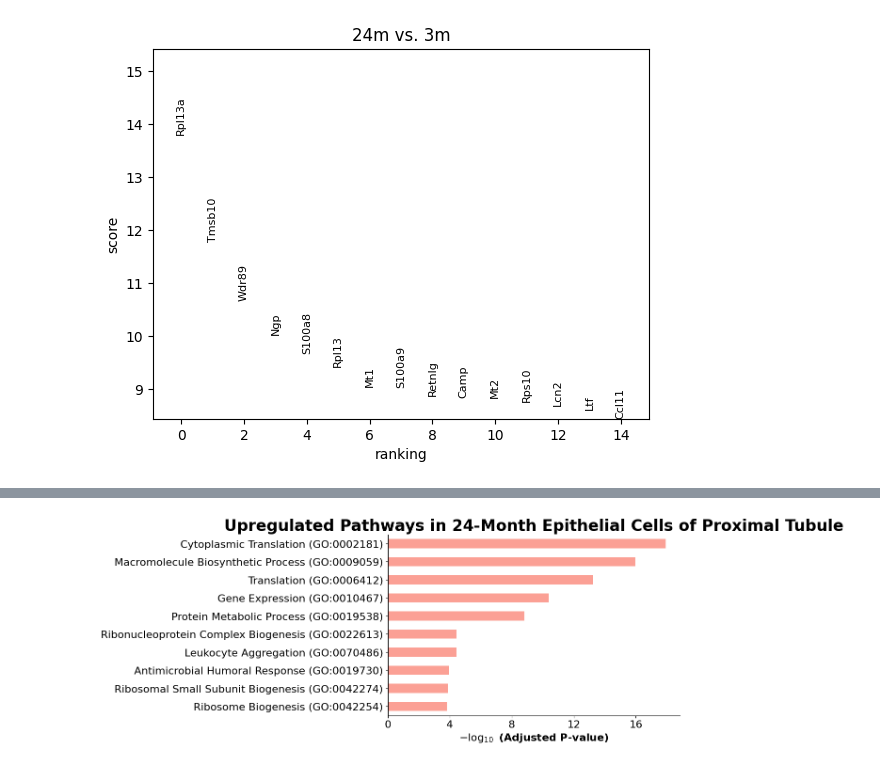
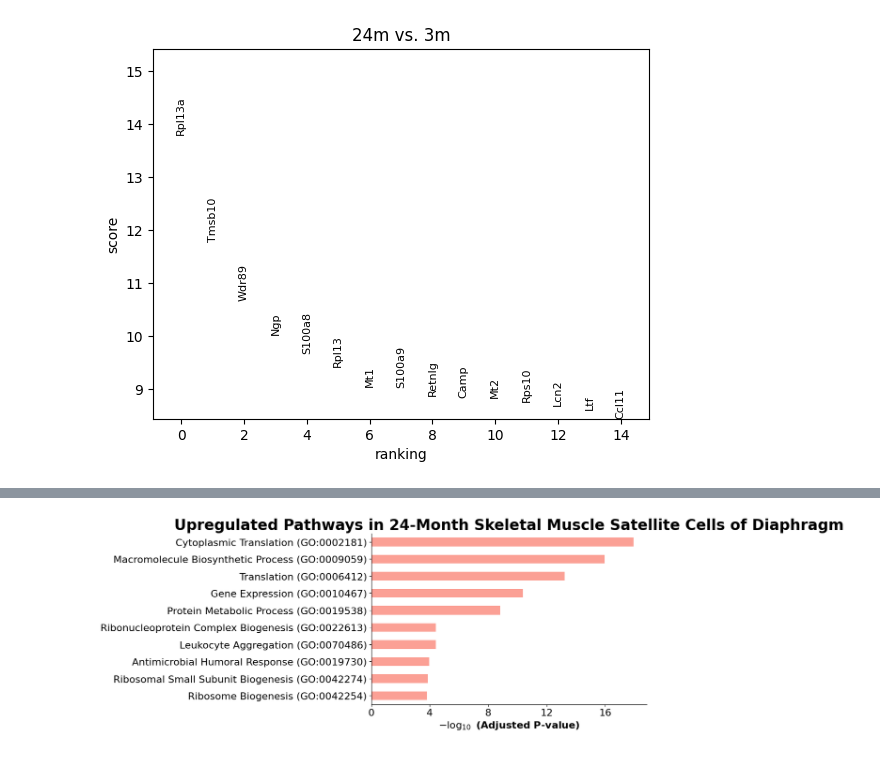
Before and after one commit to gaga0321/scRNA-aging-analysis, a Jupyter notebook: scRNA_aging_analysis_diaphragm.ipynb, the cells around one changed output, grey strips where cells are left out. Saved outputs shown, nothing was run; the diff lists cells and outputs as text; code cells hidden in the pictures.

```diff
--- a/scRNA_aging_analysis_diaphragm.ipynb
+++ b/scRNA_aging_analysis_diaphragm.ipynb
@@ -120,11 +120,11 @@ Requirement already satisfied: packaging>=20.0 in /usr/local/lib/python3.12/dist
 # %%
 gp.barplot(
     enr.results,
     column="Adjusted P-value",
-    title='Upregulated Pathways in 24-Month Epithelial Cells of Proximal Tubule',
+    title='Upregulated Pathways in 24-Month Skeletal Muscle Satellite Cells of Diaphragm',
     top_term=10,
     figsize=(8, 5)
 )
 plt.show()
 # %% [output]
-[figure, old version]
+[figure, new version]
```
